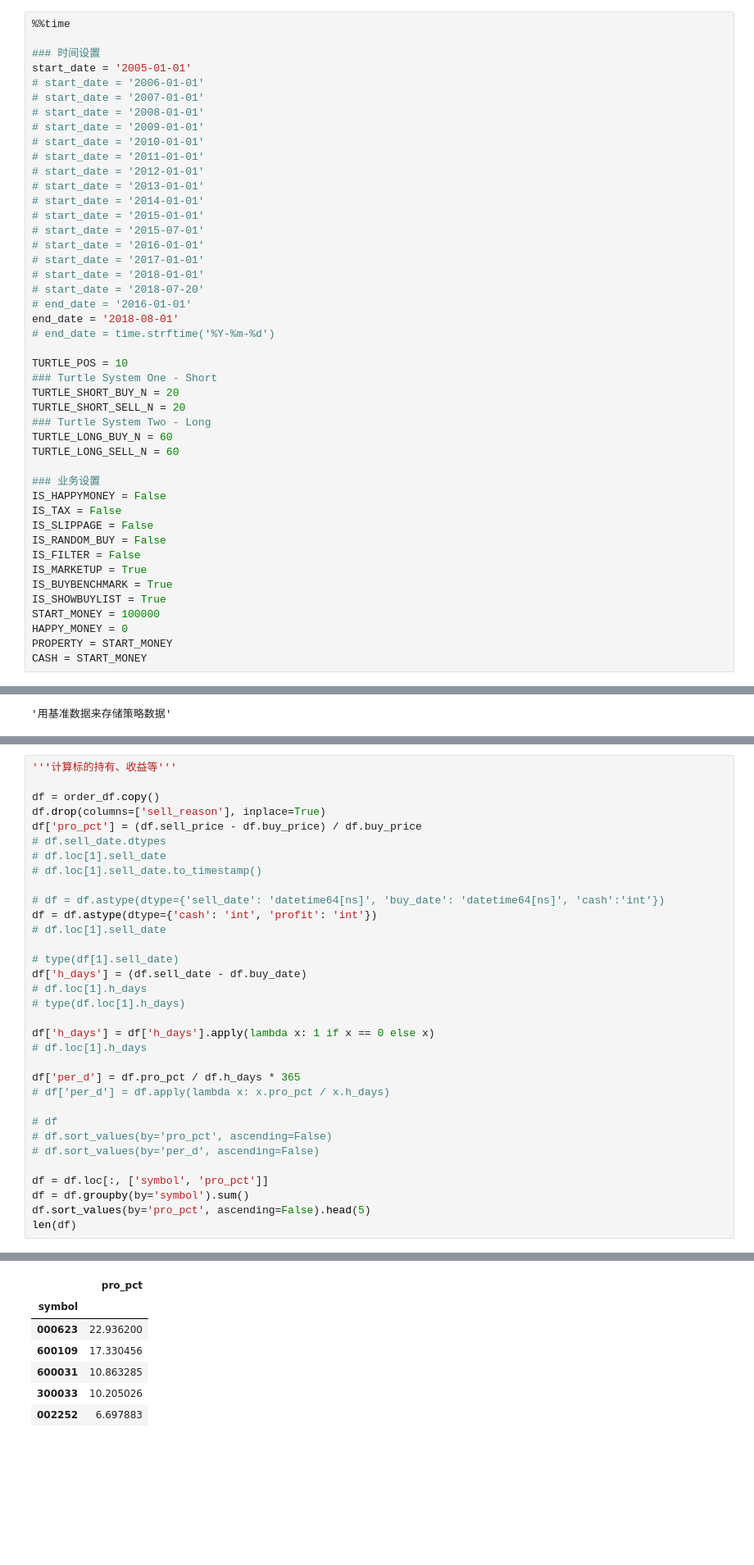
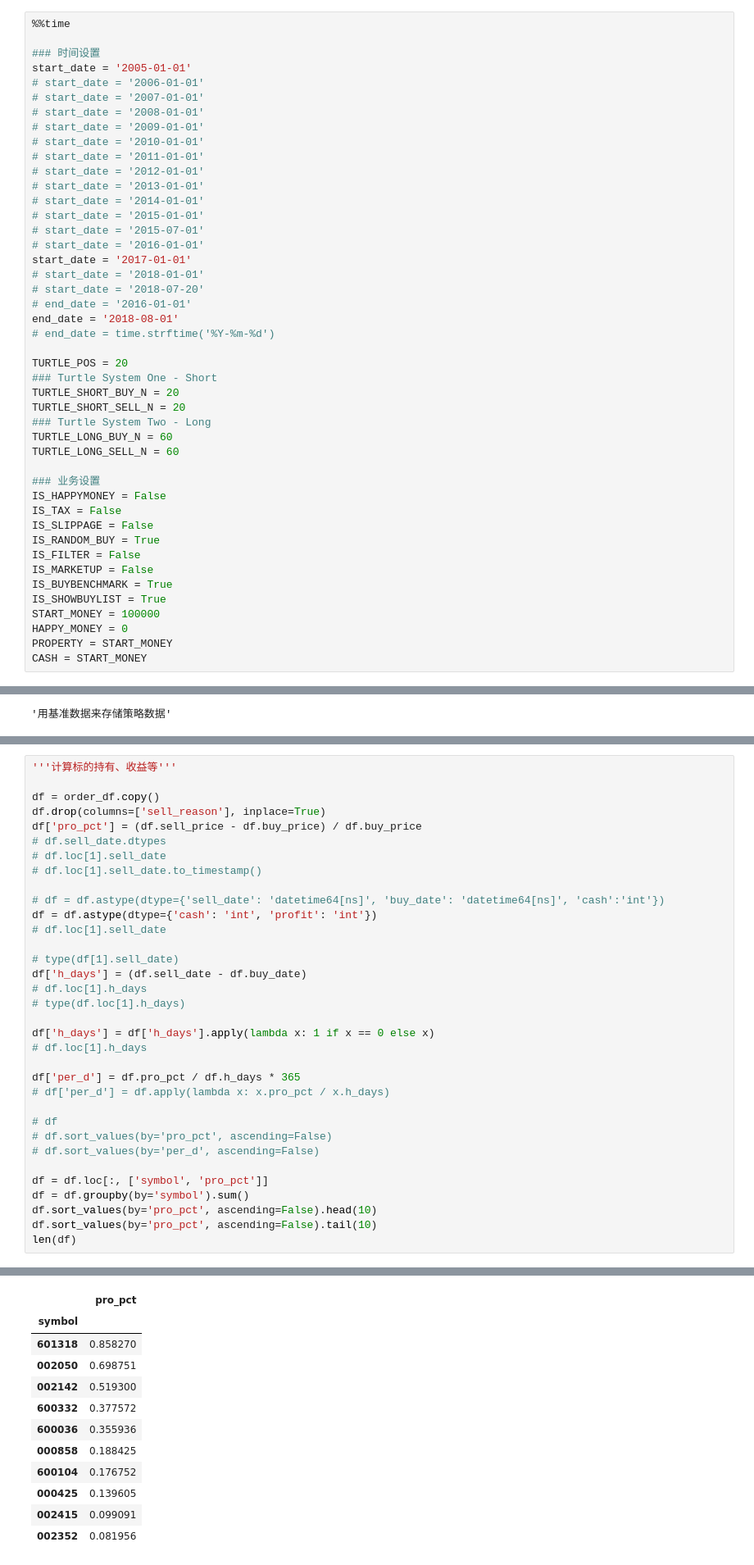
Before and after one commit to dxcv/ML4M, a Jupyter notebook: notebook/turtle_2system_common.ipynb, the cells around one changed output, grey strips where cells are left out. Shown at 82% size. Drawn from its saved outputs; the diff is of its cells as text; blank space fills up the shorter version.

```diff
--- a/notebook/turtle_2system_common.ipynb
+++ b/notebook/turtle_2system_common.ipynb
@@ -107,14 +108,14 @@ start_date = '2005-01-01'
 # start_date = '2015-01-01'
 # start_date = '2015-07-01'
 # start_date = '2016-01-01'
-# start_date = '2017-01-01'
+start_date = '2017-01-01'
 # start_date = '2018-01-01'
 # start_date = '2018-07-20'
 # end_date = '2016-01-01'
 end_date = '2018-08-01'
 # end_date = time.strftime('%Y-%m-%d')
 
-TURTLE_POS = 10
+TURTLE_POS = 20
 ### Turtle System One - Short
 TURTLE_SHORT_BUY_N = 20
 TURTLE_SHORT_SELL_N = 20
@@ -126,9 +127,9 @@ TURTLE_LONG_SELL_N = 60
 IS_HAPPYMONEY = False
 IS_TAX = False
 IS_SLIPPAGE = False
-IS_RANDOM_BUY = False
+IS_RANDOM_BUY = True
 IS_FILTER = False
-IS_MARKETUP = True
+IS_MARKETUP = False
 IS_BUYBENCHMARK = True
 IS_SHOWBUYLIST = True
 START_MONEY = 100000
@@ -716,36 +675,42 @@ df['pro_pct'] = (df.sell_price - df.buy_price) / df.buy_price
 # df.sell_date.dtypes
 # df.loc[1].sell_date
 # df.loc[1].sell_date.to_timestamp()
 
 # df = df.astype(dtype={'sell_date': 'datetime64[ns]', 'buy_date': 'datetime64[ns]', 'cash':'int'})
 df = df.astype(dtype={'cash': 'int', 'profit': 'int'})
 # df.loc[1].sell_date
 
 # type(df[1].sell_date)
 df['h_days'] = (df.sell_date - df.buy_date)
 # df.loc[1].h_days
 # type(df.loc[1].h_days)
 
 df['h_days'] = df['h_days'].apply(lambda x: 1 if x == 0 else x)
 # df.loc[1].h_days
 
 df['per_d'] = df.pro_pct / df.h_days * 365
 # df['per_d'] = df.apply(lambda x: x.pro_pct / x.h_days)
 
 # df
 # df.sort_values(by='pro_pct', ascending=False)
 # df.sort_values(by='per_d', ascending=False)
 
 df = df.loc[:, ['symbol', 'pro_pct']]
 df = df.groupby(by='symbol').sum()
-df.sort_values(by='pro_pct', ascending=False).head(5)
+df.sort_values(by='pro_pct', ascending=False).head(10)
+df.sort_values(by='pro_pct', ascending=False).tail(10)
 len(df)
 # %% [output]
 '计算标的持有、收益等'
 |  | pro_pct |
 | symbol |  |
-| 000623 | 22.936200 |
-| 600109 | 17.330456 |
-| 600031 | 10.863285 |
-| 300033 | 10.205026 |
-| 002252 | 6.697883 |
+| 601318 | 0.858270 |
+| 002050 | 0.698751 |
+| 002142 | 0.519300 |
+| 600332 | 0.377572 |
+| 600036 | 0.355936 |
+| 000858 | 0.188425 |
+| 600104 | 0.176752 |
+| 000425 | 0.139605 |
+| 002415 | 0.099091 |
+| 002352 | 0.081956 |
```
Also changed, not shown: parts of 9 cells of this notebook.
